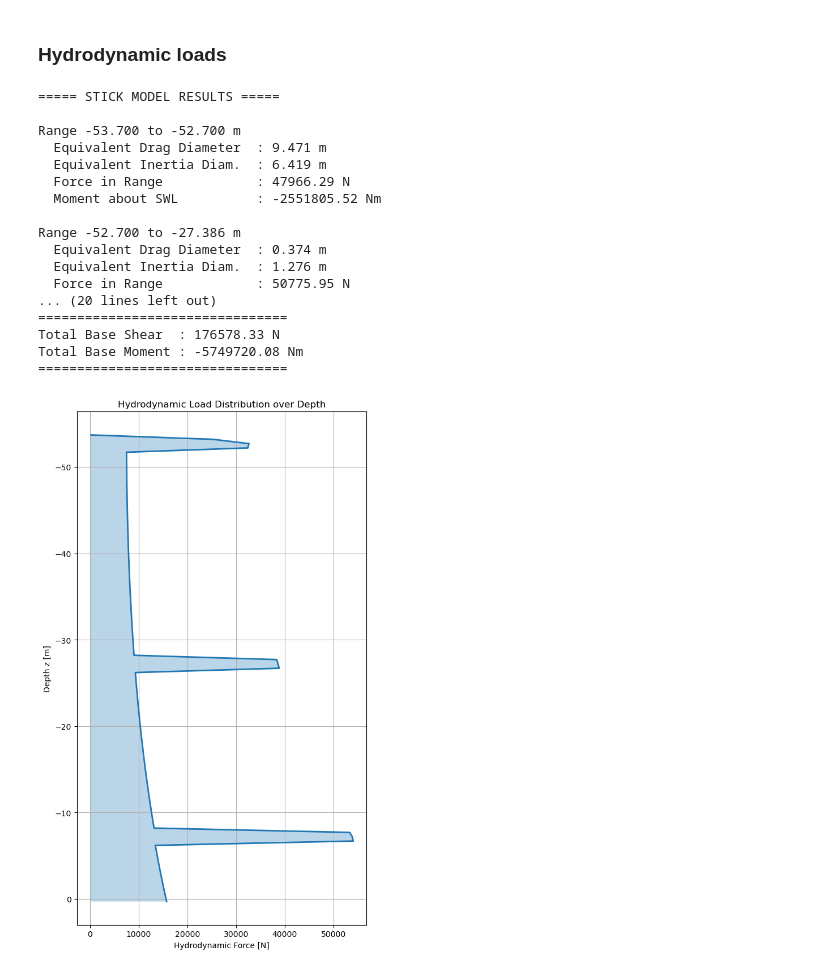
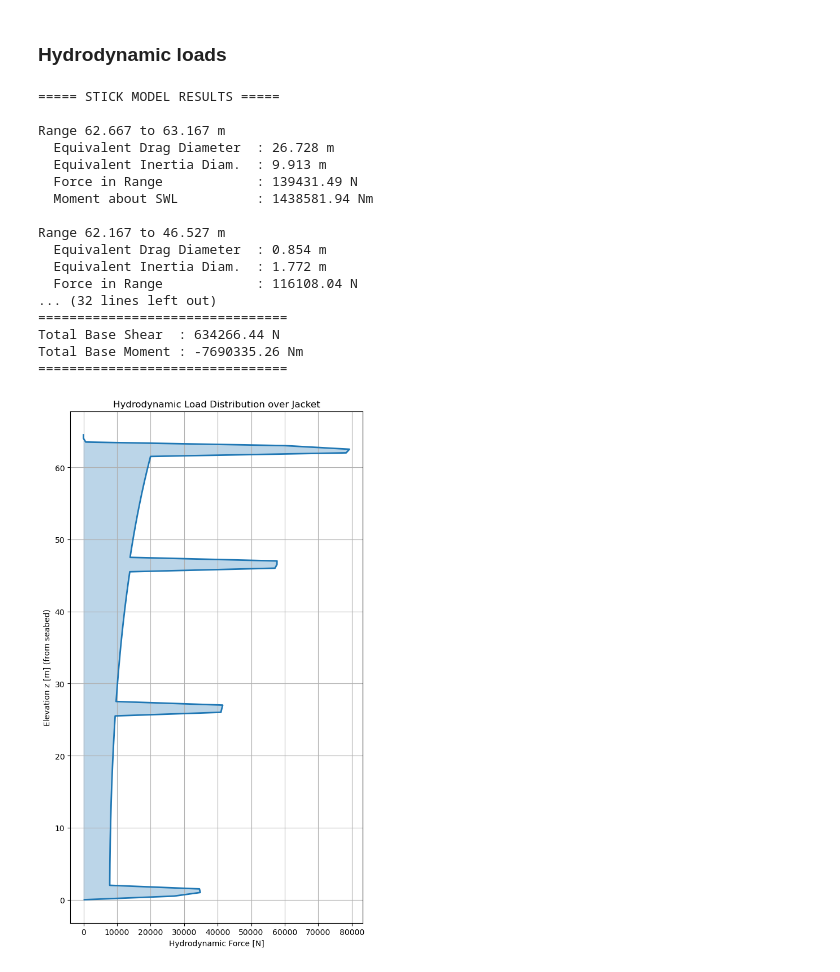
Before and after one commit to Robert2307/Offshore_Structures_Design, a Jupyter notebook: DesignProject.ipynb, the cells around one changed output. Cells and saved outputs as stored; diff of their text form; code cells hidden in the pictures.

Commit message:
update hydrodynamic loads

```diff
--- a/DesignProject.ipynb
+++ b/DesignProject.ipynb
@@ -445,10 +445,15 @@ rho = 1025
 CD = 1.0
 CM = 2.0
 
+# Vertical frame ranges (top-to-bottom)
 ranges = [
-    (1.0 - h,      26.314 - h),
-    (26.314 - h,   46.527 - h),
-    (46.527 - h,   62.667 - h)
+    (62.667 - h, 62.667 + 0.5 - h),   # horizontal member top
+    (62.667 - 0.5 - h, 46.527 - h),   # vertical segment
+    (46.527 - h, 46.527 + 0.5 - h),   # horizontal member
+    (46.527 - 0.5 - h, 26.314 - h),   # vertical segment
+    (26.314 - h, 26.314 + 0.5 - h),   # horizontal member
+    (26.314 - 0.5 - h, 1.0 - h),      # vertical segment
+    (1.0 - h, 1.0 + 0.5 - h)          # horizontal member
 ]
 
 # Node coordinates in soil reference (z=0 at seabed)
@@ -671,51 +665,52 @@ def hydrodynamic_distribution(nodes, members, H, T, h, phase=phase, dz=0.5):
 
     return distribution
 # %%
-F_total,M_total,results = stick_model()
+# Stick model results
+F_total, M_total, results = stick_model()
 
 print("\n===== STICK MODEL RESULTS =====\n")
 for r in results:
-    print(f"Range {r['zU']:.3f} to {r['zL']:.3f} m")
+    print(f"Range {r['zU'] + h:.3f} to {r['zL'] + h:.3f} m")  # back to original coordinates
     print(f"  Equivalent Drag Diameter  : {r['Dde']:.3f} m")
     print(f"  Equivalent Inertia Diam.  : {r['Die']:.3f} m")
     print(f"  Force in Range            : {r['Force']:.2f} N")
     print(f"  Moment about SWL          : {r['Moment_SWL']:.2f} Nm\n")
 print("================================")
 print(f"Total Base Shear  : {F_total:.2f} N")
 print(f"Total Base Moment : {M_total:.2f} Nm")
 print("================================\n")
 
-force_distribution = hydrodynamic_distribution(nodes,members,H,T,h,phase=phase)
+# Force distribution
+force_distribution = hydrodynamic_distribution(nodes, members, H, T, h, phase=phase)
 
-z_vals = [fd['z'] for fd in force_distribution]
+z_vals = [fd['z'] + h for fd in force_distribution]  # add h to get original coordinates
 forces = [fd['Force'] for fd in force_distribution]
 
 plt.figure(figsize=(6,10))
-plt.plot(forces,z_vals,linewidth=2)
-plt.fill_betweenx(z_vals,0,forces,alpha=0.3)
-plt.gca().invert_yaxis()   # Depth downward, SWL at top
+plt.plot(forces, z_vals, linewidth=2)
+plt.fill_betweenx(z_vals, 0, forces, alpha=0.3)
 plt.xlabel('Hydrodynamic Force [N]')
-plt.ylabel('Depth z [m]')
-plt.title('Hydrodynamic Load Distribution over Depth')
+plt.ylabel('Elevation z [m] (from seabed)')
+plt.title('Hydrodynamic Load Distribution over Jacket')
 plt.grid(True)
 plt.tight_layout()
 plt.show()
 # %% [output]
 ===== STICK MODEL RESULTS =====
 
-Range -53.700 to -52.700 m
-  Equivalent Drag Diameter  : 9.471 m
-  Equivalent Inertia Diam.  : 6.419 m
-  Force in Range            : 47966.29 N
-  Moment about SWL          : -2551805.52 Nm
+Range 62.667 to 63.167 m
+  Equivalent Drag Diameter  : 26.728 m
+  Equivalent Inertia Diam.  : 9.913 m
+  Force in Range            : 139431.49 N
+  Moment about SWL          : 1438581.94 Nm
 
-Range -52.700 to -27.386 m
-  Equivalent Drag Diameter  : 0.374 m
-  Equivalent Inertia Diam.  : 1.276 m
-  Force in Range            : 50775.95 N
-... (20 lines left out)
+Range 62.167 to 46.527 m
+  Equivalent Drag Diameter  : 0.854 m
+  Equivalent Inertia Diam.  : 1.772 m
+  Force in Range            : 116108.04 N
+... (32 lines left out)
 ================================
-Total Base Shear  : 176578.33 N
-Total Base Moment : -5749720.08 Nm
+Total Base Shear  : 634266.44 N
+Total Base Moment : -7690335.26 Nm
 ================================
-[figure, old version]
+[figure, new version]
```
Also changed, not shown: parts of 1 cell of this notebook.
